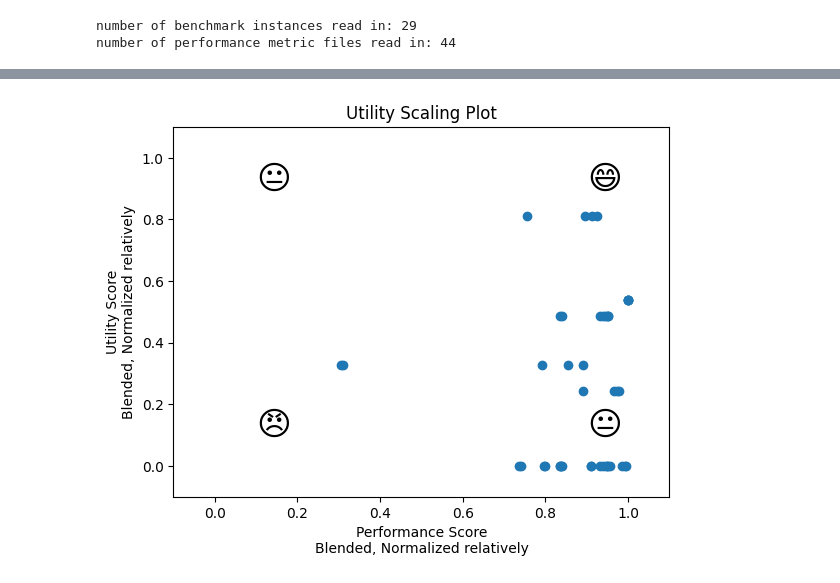
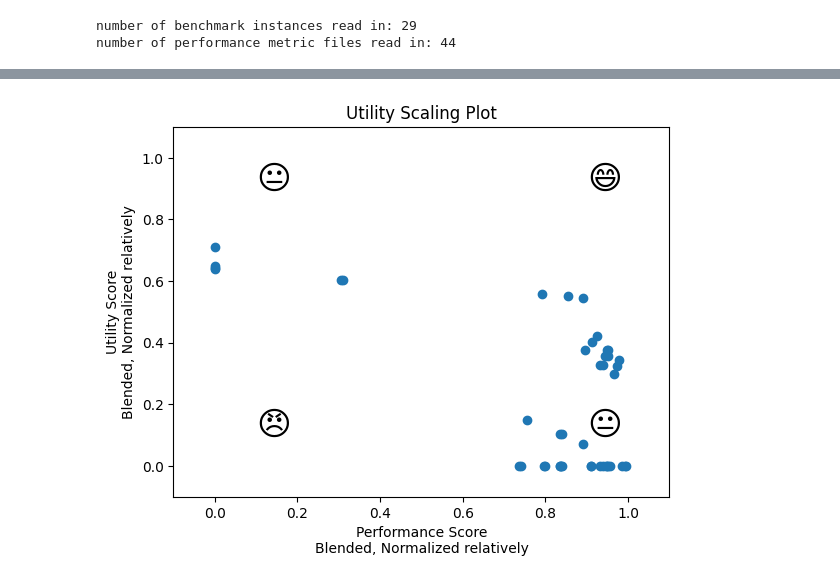
Before and after one commit to jp7745/sampling, a Jupyter notebook: examples/07_utility_estimate_scaling_plots.ipynb, the cells around one changed output, grey strips where cells are left out. Drawn from its saved outputs; the diff is of its cells as text; code cells hidden in the pictures.

Commit message:
included more graph features in metadata and score

```diff
--- a/examples/07_utility_estimate_scaling_plots.ipynb
+++ b/examples/07_utility_estimate_scaling_plots.ipynb
@@ -184,8 +228,21 @@ performance metrics ranges:
 # establish weights for blended/weighted score.  These are user-selected.
 
 utility_score_weights = {}
-utility_score_weights["number_of_edges"] = 0.3
-utility_score_weights["number_of_nodes"] = 0.7
+utility_score_weights["number_of_edges"]                        = 0.05
+utility_score_weights["number_of_nodes"]                        = 0.1
+utility_score_weights["effective_min_edge_weight_magnitude"]    = 0.3
+utility_score_weights["effective_max_edge_weight_magnitude"]    = 0.3
+utility_score_weights["density"]                                = 0.05
+utility_score_weights["max_degree"]                             = 0.2
+
+utility_score_parameter_sense = {}
+utility_score_parameter_sense["number_of_edges"]                        = "bigger_is_higher_score"
+utility_score_parameter_sense["number_of_nodes"]                        = "bigger_is_higher_score"
+utility_score_parameter_sense["effective_min_edge_weight_magnitude"]    = "smaller_is_higher_score"
+utility_score_parameter_sense["effective_max_edge_weight_magnitude"]    = "bigger_is_higher_score"
+utility_score_parameter_sense["density"]                                = "bigger_is_higher_score"
+utility_score_parameter_sense["max_degree"]                             = "bigger_is_higher_score"
+
 assert abs(sum([v for v in utility_score_weights.values()]) - 1.0) < 1e-9, "weights don't sum to 1.0"
 
 
@@ -198,11 +255,21 @@ perf_metric_score_weights["ell_inf_norm"]               = 0.1
 perf_metric_score_weights["kl_divergence"]              = 0.2
 perf_metric_score_weights["total_variation"]            = 0.2
 perf_metric_score_weights["average_seconds_per_sample"] = 0.1
+
 assert abs(sum([v for v in perf_metric_score_weights.values()]) - 1.0) < 1e-9, "weights don't sum to 1.0"
+
+perf_metric_score_parameter_sense = {}
+perf_metric_score_parameter_sense["ell_0_norm"]                 = "smaller_is_higher_score"
+perf_metric_score_parameter_sense["ell_1_norm"]                 = "smaller_is_higher_score"
+perf_metric_score_parameter_sense["ell_2_norm"]                 = "smaller_is_higher_score"
+perf_metric_score_parameter_sense["ell_inf_norm"]               = "smaller_is_higher_score"
+perf_metric_score_parameter_sense["kl_divergence"]              = "smaller_is_higher_score"
+perf_metric_score_parameter_sense["total_variation"]            = "smaller_is_higher_score"
+perf_metric_score_parameter_sense["average_seconds_per_sample"] = "smaller_is_higher_score"
 # %%
 # create scatterplot
 
-# note that we have multiple attempts to "solve" one benchmark_instance.
+# note that we may have multiple attempts to "solve" one benchmark_instance.
 
 utility_scores = []
 performance_scores = []
@@ -211,36 +278,38 @@ for p in perf_metrics_list:
     p_score = blended_performance_metric_score(
         p,
         performance_data_ranges,
-        perf_metric_score_weights
+        perf_metric_score_weights,
+        perf_metric_score_parameter_sense
     )
     performance_scores.append(p_score)
 
     # locate and score the corresponding benchmark instance for utility
     benchmark_instance_uuid = p["instance_uuid"]
     b = {}
     for b in instance_data_list:
         if b["metadata"]["instance_uuid"] == benchmark_instance_uuid:
             break
     u_score = blended_utility_score(
        b,
        instance_data_ranges,
-       utility_score_weights
+       utility_score_weights,
+       utility_score_parameter_sense
     )
     utility_scores.append(u_score)
 
 
 
 plt.scatter(performance_scores, utility_scores)
 plt.xlim([-0.1,1.1])
 plt.ylim([-0.1,1.1])
 plt.text(0.1, 0.1, s=u'\U0001F620', fontsize=24) # frown face
 plt.text(0.1, 0.9, s=u'\U0001F610', fontsize=24) # no opinion face
 plt.text(0.9, 0.1, s=u'\U0001F610', fontsize=24) # no opinion face
 plt.text(0.9, 0.9, s=u'\U0001F604', fontsize=24) # happy face
 plt.xlabel("Performance Score\nBlended, Normalized relatively")
 plt.ylabel("Utility Score\nBlended, Normalized relatively")
 plt.title("Utility Scaling Plot")
 
 plt.show()
 # %% [output]
-[figure, old version]
+[figure, new version]
```
Also changed, not shown: parts of 2 cells of this notebook, 31 other files.
